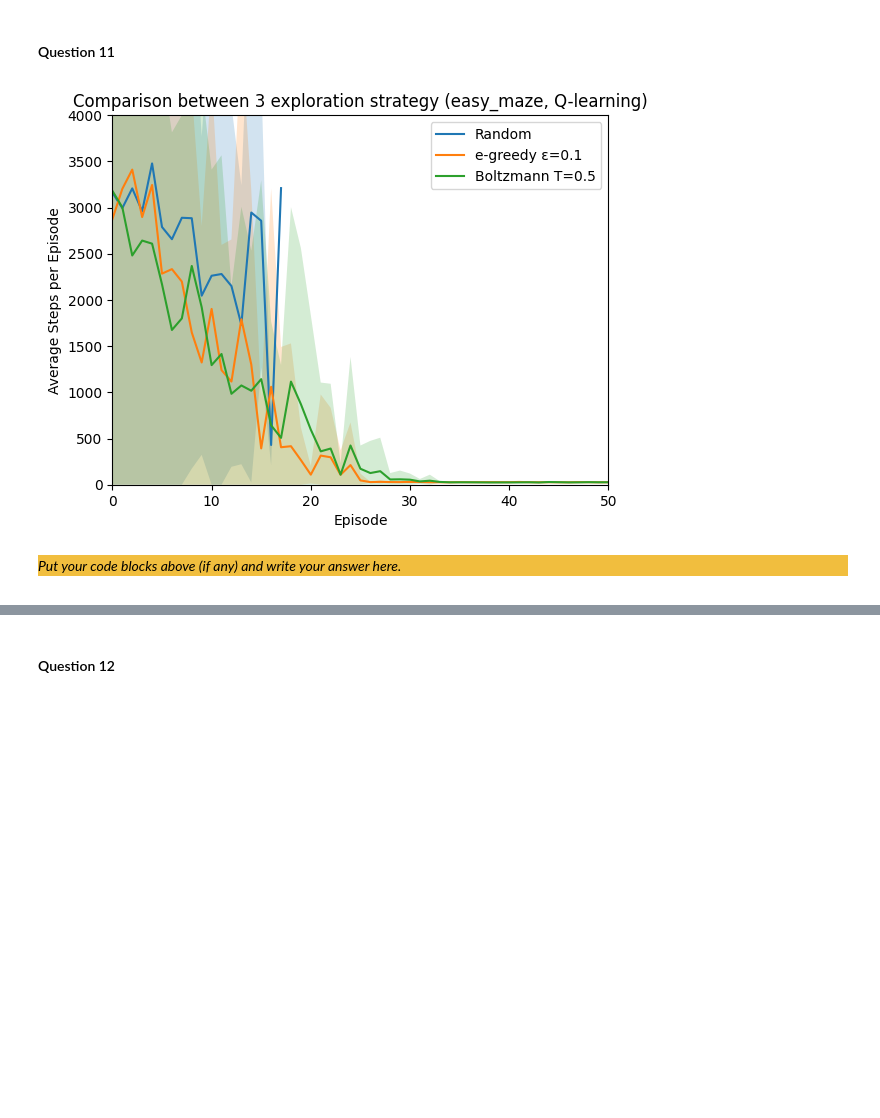
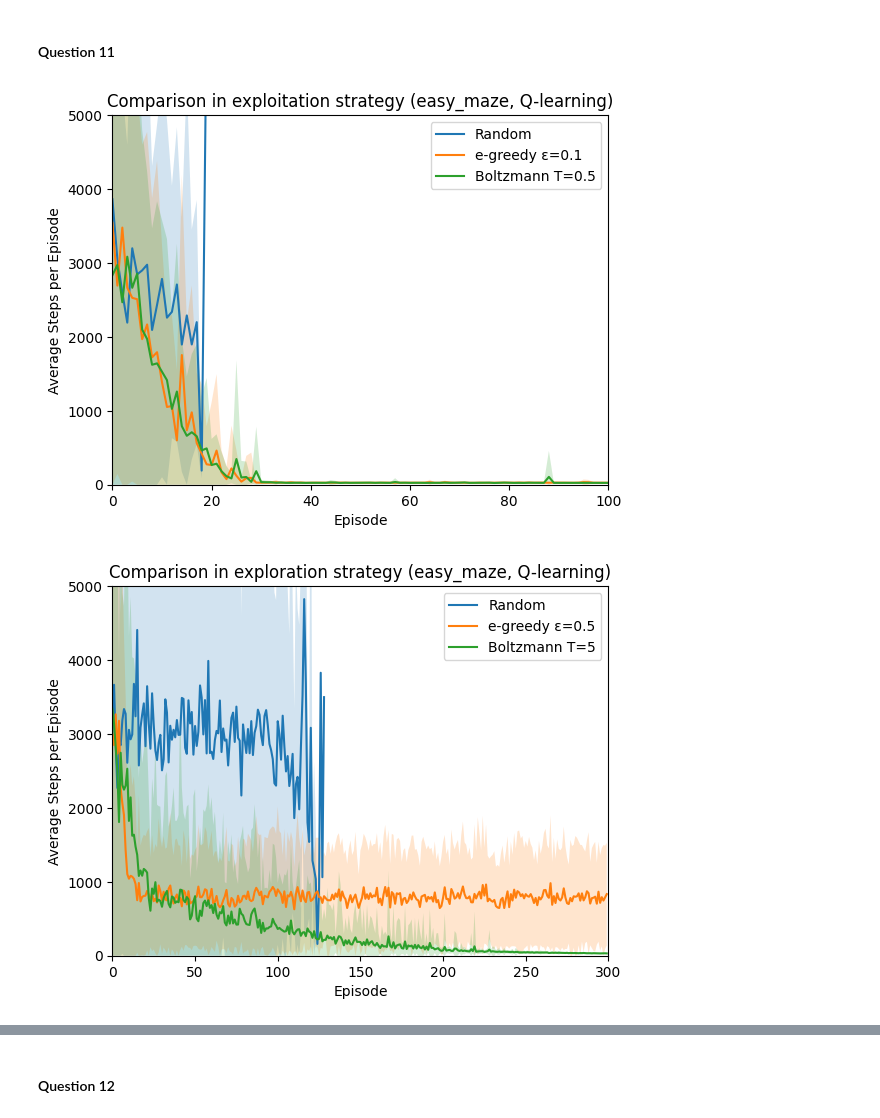
Before and after one commit to fusiatique/ci-assignments, a Jupyter notebook: assignment_3/src/Main.ipynb, the cells around one changed output, grey strips where cells are left out. Saved outputs shown, nothing was run; the diff lists cells and outputs as text; code cells hidden in the pictures; blank space fills up the shorter version.

```diff
--- a/assignment_3/src/Main.ipynb
+++ b/assignment_3/src/Main.ipynb
@@ -445,7 +443,7 @@ _Put your extra code blocks above (if any) and write your answer here._
 # %% [markdown]
 #### Question 6
 # %%
-def main_early_stop(maze, n_episodes = 300, params = {"lr": 0.7, "gamma": 0.9}, decay = 0.99, eps = 0.0, temperature = 1, early_stop = 30000, q_learning=True, strategy="boltzmann"): #
+def main_early_stop(maze, n_episodes = 300, params = {"lr": 0.7, "gamma": 0.9}, decay = 0.99, eps = 0.0, temperature = 1, early_stop = 30000, q_learning=True, strategy="boltzmann", out_text=False):
     # Hyper-parameters.
     episode_lengths = []
     episode_rewards = []
@@ -517,21 +515,22 @@ def main_early_stop(maze, n_episodes = 300, params = {"lr": 0.7, "gamma": 0.9},
         episode_lengths.append(steps)
 
         episodes += 1
-        # print(f"{ steps } steps at episode { episodes }")
+        if out_text: print(f"{ steps } steps at episode { episodes }")
 
         if (total_steps >= early_stop):
-            # print(f"{ total_steps } steps reached. Terminating current episode.")
-            # print(f"Stopped at episode number: { episodes }")
+            if out_text:
+                print(f"{ total_steps } steps reached. Terminating current episode.")
+                print(f"Stopped at episode number: { episodes }")
             break
 
     return episode_lengths
 
-def run_multiple_q(maze, n_runs = 10, params = {"lr": 0.7, "gamma": 0.9}, decay = 0.99, eps = 0.1, temperature = 1, early_stop = 30000, q_learning=True, strategy="boltzmann"):
+def run_multiple_q(maze, n_runs = 10, params = {"lr": 0.7, "gamma": 0.9}, decay = 0.99, eps = 0.1, temperature = 1, early_stop = 30000, q_learning=True, strategy="boltzmann", out_text=False):
     all_runs = []
 
     for i in range(n_runs):
         episode_lengths = main_early_stop(
-            maze, early_stop = early_stop, q_learning = q_learning, strategy = strategy, eps = eps, temperature = temperature, decay = decay, params = params
+            maze, early_stop = early_stop, q_learning = q_learning, strategy = strategy, eps = eps, temperature = temperature, decay = decay, params = params, out_text = out_text
         )
         all_runs.append(episode_lengths)
 
@@ -556,7 +589,7 @@ _Write your answer here._
 ### 2.2 Optimization
 #### Question 8
 # %%
-def plot_comparison(all_data_dict, title):
+def plot_comparison(all_data_dict, title, max_episodes = 100):
     plt.figure()
     for label, all_runs in all_data_dict.items():
         max_len = max(len(run) for run in all_runs)
@@ -572,8 +605,8 @@ def plot_comparison(all_data_dict, title):
     plt.xlabel("Episode")
     plt.ylabel("Average Steps per Episode")
     plt.title(title)
-    plt.ylim(0, 4000)
-    plt.xlim(0, 50)
+    plt.ylim(0, 5000)
+    plt.xlim(0, max_episodes)
     plt.legend()
     plt.show()
 # %%
@@ -627,16 +652,20 @@ _Put your code blocks above (if any) and write your answer here._
 # %% [markdown]
 #### Question 11
 # %%
-data = {
+data_low_value = {
     "Random": run_multiple_q(easy_maze, strategy="random", n_runs=100),
     "e-greedy ε=0.1": run_multiple_q(easy_maze, strategy="e_greedy", eps=0.1, n_runs=100),
     "Boltzmann T=0.5": run_multiple_q(easy_maze, strategy="boltzmann", temperature=0.5, n_runs=100),
 }
 
-plot_comparison(data, "Comparison between 3 exploration strategy (easy_maze, Q-learning)")
+data_high_value = {
+    "Random": run_multiple_q(easy_maze, early_stop=300000, strategy="random", n_runs=100),
+    "e-greedy ε=0.5": run_multiple_q(easy_maze, early_stop=300000, strategy="e_greedy", eps=0.5, n_runs=100),
+    "Boltzmann T=5": run_multiple_q(easy_maze, early_stop=300000, strategy="boltzmann", temperature=5, n_runs=100),
+}
+
+plot_comparison(data_low_value, "Comparison in exploitation strategy (easy_maze, Q-learning)")
+plot_comparison(data_high_value, "Comparison in exploration strategy (easy_maze, Q-learning)", max_episodes=300)
 # %% [output]
-[figure, old version]
+[figure, new version]
+[figure, added]
-# %% [markdown]
-<div style="background-color:#f1be3e">
-
-_Put your code blocks above (if any) and write your answer here._
```
Also changed, not shown: parts of 15 cells of this notebook.
